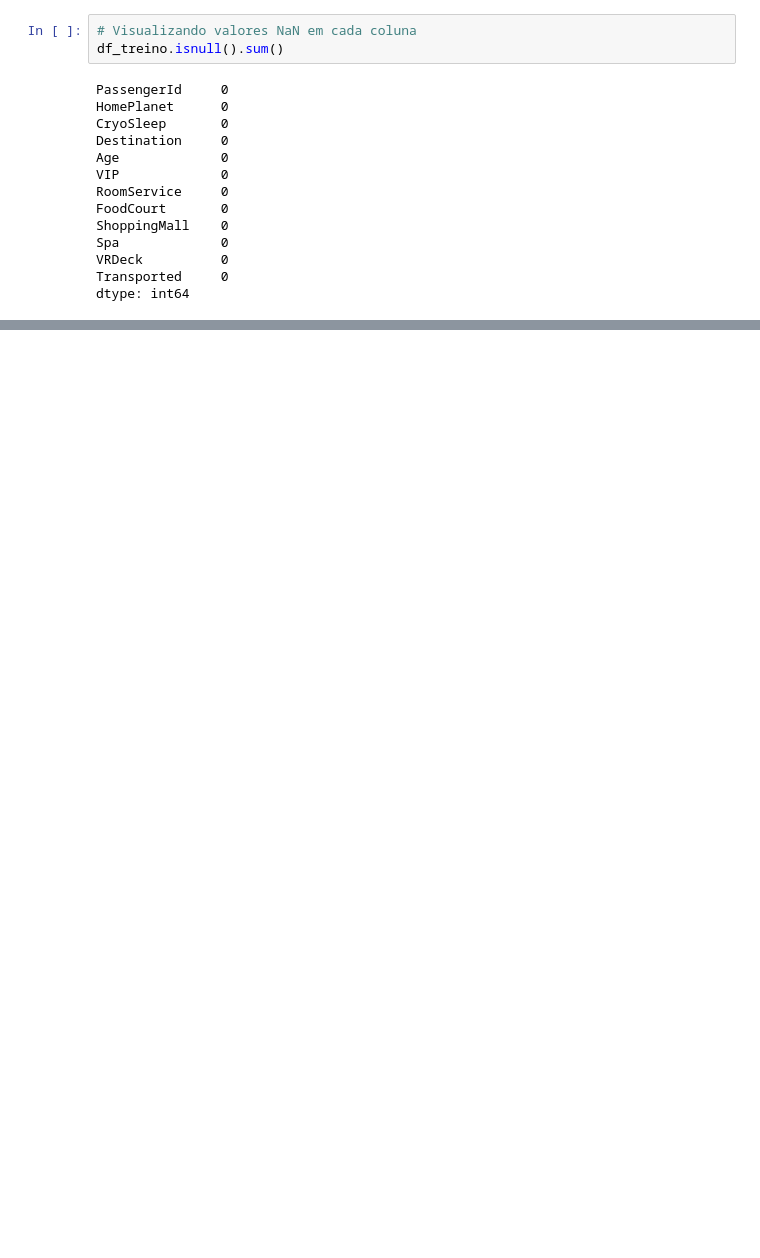
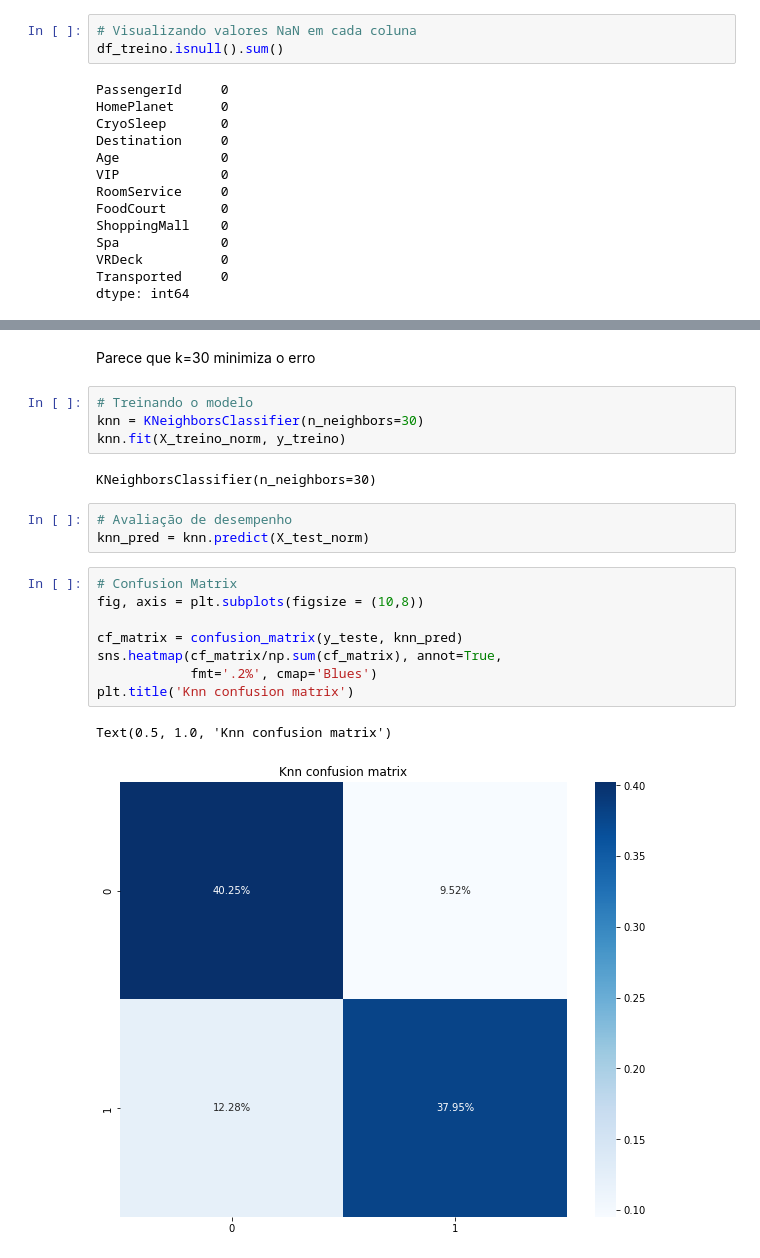
Before and after one commit to Gugah007/Projeto-ML-Classificacao-Spaceship-Titanic-em-Python, a Jupyter notebook: SpaceTitanic.ipynb, the cells around one changed output, grey strips where cells are left out. Cells and saved outputs as stored; diff of their text form; blank space fills up the shorter version.

```diff
--- a/SpaceTitanic.ipynb
+++ b/SpaceTitanic.ipynb
@@ -493,0 +530,22 @@ dtype: int64
+# %% [markdown]
+Parece que k=30 minimiza o erro
+# %%
+# Treinando o modelo
+knn = KNeighborsClassifier(n_neighbors=30)
+knn.fit(X_treino_norm, y_treino)
+# %% [output]
+KNeighborsClassifier(n_neighbors=30)
+# %%
+# Avaliação de desempenho
+knn_pred = knn.predict(X_test_norm)
+# %%
+# Confusion Matrix
+fig, axis = plt.subplots(figsize = (10,8))
+
+cf_matrix = confusion_matrix(y_teste, knn_pred)
+sns.heatmap(cf_matrix/np.sum(cf_matrix), annot=True,
+            fmt='.2%', cmap='Blues')
+plt.title('Knn confusion matrix')
+# %% [output]
+Text(0.5, 1.0, 'Knn confusion matrix')
+[figure, added]
```
Also changed, not shown: parts of 31 cells of this notebook.
